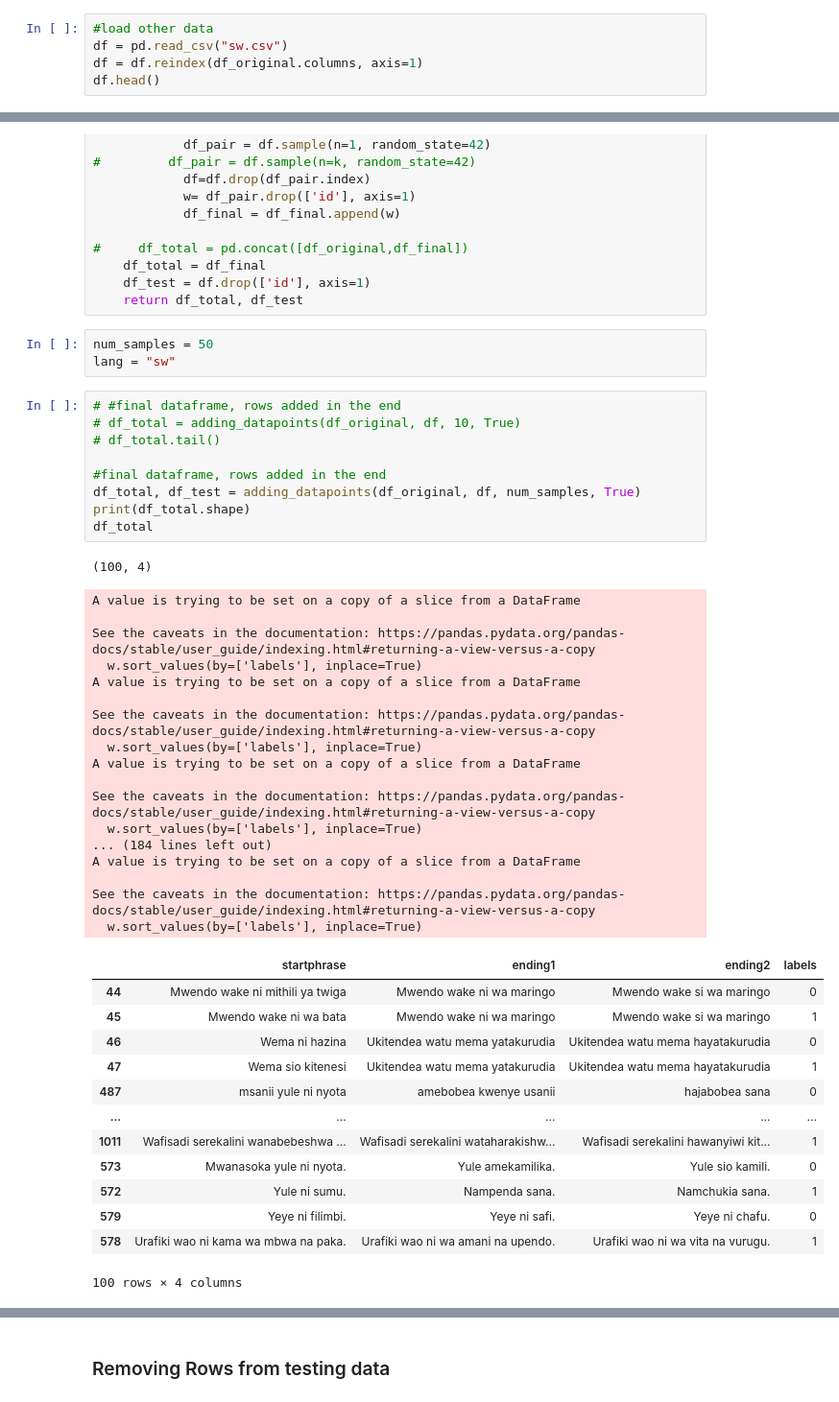
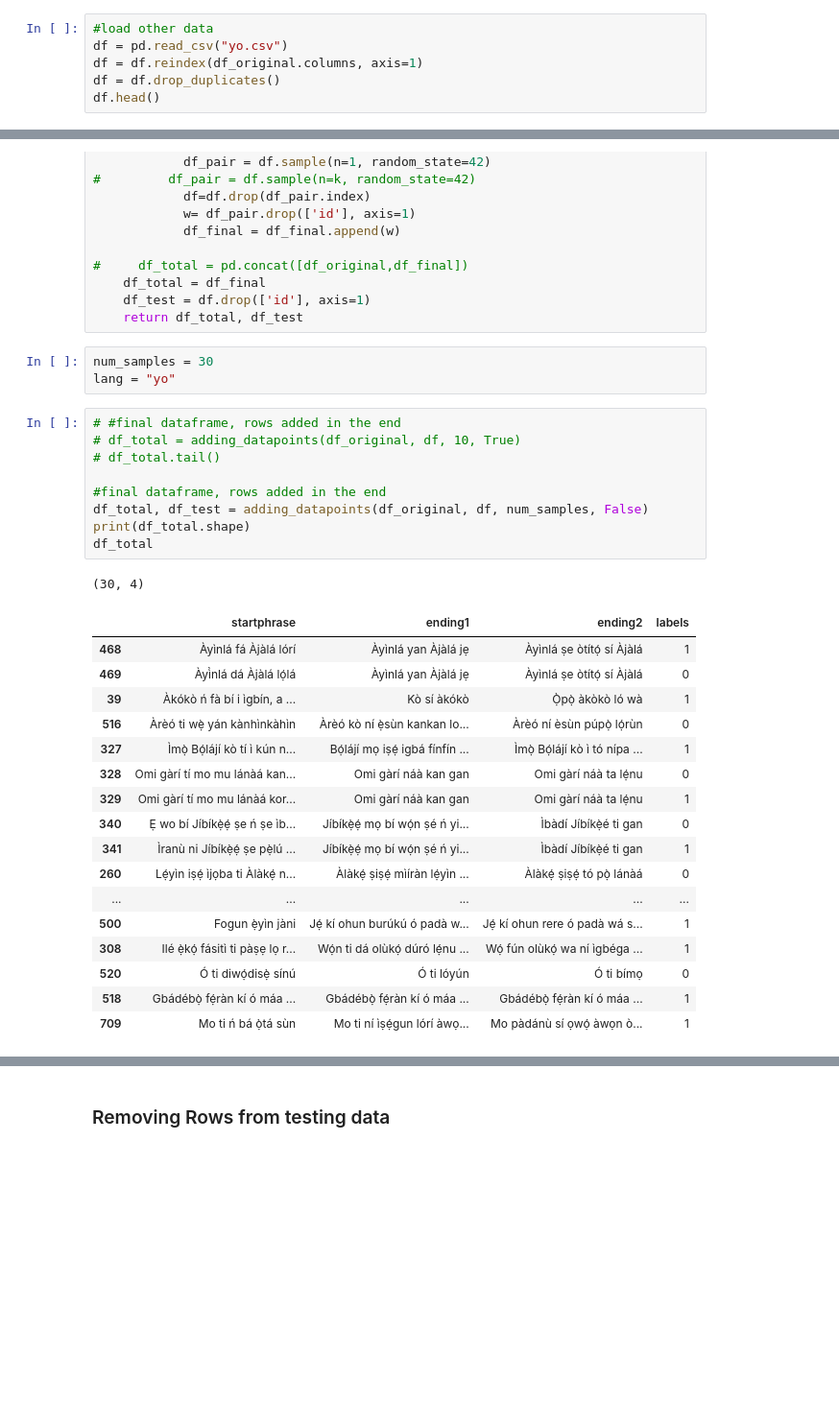
Before and after one commit to simran-khanuja/Multilingual-Fig-QA, a Jupyter notebook: Adding_data.ipynb, the cells around one changed output, grey strips where cells are left out. Shown: that part at 96% size. Cells and saved outputs as stored; diff of their text form; blank space fills up the shorter version.

```diff
--- a/Adding_data.ipynb
+++ b/Adding_data.ipynb
@@ -40,8 +41,9 @@ df_original.head()
 | 4 | This winter is as cold as my moth... | It's very cold | It's pretty warm | 0 |
 # %%
 #load other data
-df = pd.read_csv("sw.csv")
+df = pd.read_csv("yo.csv")
 df = df.reindex(df_original.columns, axis=1)
+df = df.drop_duplicates()
 df.head()
 # %% [output]
 |  | startphrase | ending1 | ending2 | labels |
@@ -136,48 +162,35 @@ def adding_datapoints(df_original, df, k, pair):
     df_test = df.drop(['id'], axis=1)
     return df_total, df_test
 # %%
-num_samples = 50
-lang = "sw"
+num_samples = 30
+lang = "yo"
 # %%
 # #final dataframe, rows added in the end
 # df_total = adding_datapoints(df_original, df, 10, True)
 # df_total.tail()
 
 #final dataframe, rows added in the end
-df_total, df_test = adding_datapoints(df_original, df, num_samples, True)
+df_total, df_test = adding_datapoints(df_original, df, num_samples, False)
 print(df_total.shape)
 df_total
 # %% [output]
-(100, 4)
+(30, 4)
-A value is trying to be set on a copy of a slice from a DataFrame
-
-See the caveats in the documentation: https://pandas.pydata.org/pandas-docs/stable/user_guide/indexing.html#returning-a-view-versus-a-copy
-  w.sort_values(by=['labels'], inplace=True)
-A value is trying to be set on a copy of a slice from a DataFrame
-
-See the caveats in the documentation: https://pandas.pydata.org/pandas-docs/stable/user_guide/indexing.html#returning-a-view-versus-a-copy
-  w.sort_values(by=['labels'], inplace=True)
-A value is trying to be set on a copy of a slice from a DataFrame
-
-See the caveats in the documentation: https://pandas.pydata.org/pandas-docs/stable/user_guide/indexing.html#returning-a-view-versus-a-copy
-  w.sort_values(by=['labels'], inplace=True)
-... (184 lines left out)
-A value is trying to be set on a copy of a slice from a DataFrame
-
-See the caveats in the documentation: https://pandas.pydata.org/pandas-docs/stable/user_guide/indexing.html#returning-a-view-versus-a-copy
-  w.sort_values(by=['labels'], inplace=True)
 |  | startphrase | ending1 | ending2 | labels |
-| 44 | Mwendo wake ni mithili ya twiga | Mwendo wake ni wa maringo | Mwendo wake si wa maringo | 0 |
-| 45 | Mwendo wake ni wa bata | Mwendo wake ni wa maringo | Mwendo wake si wa maringo | 1 |
-| 46 | Wema ni hazina | Ukitendea watu mema yatakurudia | Ukitendea watu mema hayatakurudia | 0 |
-| 47 | Wema sio kitenesi | Ukitendea watu mema yatakurudia | Ukitendea watu mema hayatakurudia | 1 |
-| 487 | msanii yule ni nyota | amebobea kwenye usanii | hajabobea sana | 0 |
+| 468 | Àyìnlá fá Àjàlá lórí | Àyìnlá yan Àjàlá jẹ | Àyìnlá ṣe òtítọ́ sí Àjàlá | 1 |
+| 469 | Àyì̀nlá dá Àjàlá lọ́lá | Àyìnlá yan Àjàlá jẹ | Àyìnlá ṣe òtítọ́ sí Àjàlá | 0 |
+| 39 | Àkókò ń fà bí i ìgbín, a ... | Kò sí àkókò | Ọ̀pọ̀ àkòkò ló wà | 1 |
+| 516 | Àrèó ti wẹ̀ yán kànhìnkàhìn | Àrèó kò ní ẹ̀sùn kankan lo... | Àrèó ní èsùn púpọ̀ lọ́rùn | 0 |
+| 327 | Ìmọ̀ Bọ́lájí kò tí ì kún n... | Bọ́lájí mọ iṣẹ́ igbá fínfín ... | Ìmọ̀ Bọ́lájí kò ì tó nípa ... | 1 |
+| 328 | Omi gàrí tí mo mu lánàá kan... | Omi gàrí náà kan gan | Omi gàrí náà ta lẹ́nu | 0 |
+| 329 | Omi gàrí tí mo mu lánàá kor... | Omi gàrí náà kan gan | Omi gàrí náà ta lẹ́nu | 1 |
+| 340 | Ẹ wo bí Jíbíkẹ̀ẹ́ ṣe ń ṣe ìb... | Jíbíkẹ̀ẹ́ mọ bí wọ́n ṣé ń yi... | Ìbàdí Jíbíkẹ̀é ti gan | 0 |
+| 341 | Ìranù ni Jíbíkẹ̀ẹ́ ṣe pẹ̀lú ... | Jíbíkẹ̀ẹ́ mọ bí wọ́n ṣé ń yi... | Ìbàdí Jíbíkẹ̀é ti gan | 1 |
+| 260 | Lẹ́yìn iṣẹ́ ìjọba ti Àlàkẹ́ n... | Àlàkẹ́ ṣiṣẹ́ mìíràn lẹ́yìn ... | Àlàkẹ́ ṣiṣẹ́ tó pọ̀ lánàá | 0 |
 | ... | ... | ... | ... | ... |
-| 1011 | Wafisadi serekalini wanabebeshwa ... | Wafisadi serekalini wataharakishw... | Wafisadi serekalini hawanyiwi kit... | 1 |
-| 573 | Mwanasoka yule ni nyota. | Yule amekamilika. | Yule sio kamili. | 0 |
-| 572 | Yule ni sumu. | Nampenda sana. | Namchukia sana. | 1 |
-| 579 | Yeye ni filimbi. | Yeye ni safi. | Yeye ni chafu. | 0 |
-| 578 | Urafiki wao ni kama wa mbwa na paka. | Urafiki wao ni wa amani na upendo. | Urafiki wao ni wa vita na vurugu. | 1 |
+| 500 | Fogun ẹ̀yìn jàni | Jẹ́ kí ohun burúkú ó padà w... | Jẹ́ kí ohun rere ó padà wá s... | 1 |
+| 308 | Ilé ẹ̀kọ́ fásitì ti pàṣẹ lọ r... | Wọ́n ti dá olùkọ́ dúró lẹ́nu ... | Wọ́ fún olùkọ́ wa ní ìgbéga ... | 1 |
+| 520 | Ó ti diwọ́disẹ̀ sínú | Ó ti lóyún | Ó ti bímọ | 0 |
+| 518 | Gbádébọ̀ fẹ́ràn kí ó máa ... | Gbádébọ̀ fẹ́ràn kí ó máa ... | Gbádébọ̀ fẹ́ràn kí ó máa ... | 1 |
+| 709 | Mo ti ń bá ọ̀tá sùn | Mo ti ní ìṣẹ́gun lórí àwọ... | Mo pàdánù sí ọwọ́ àwọn ò... | 1 |
-100 rows × 4 columns
 # %%
 print(df.shape)
```
Also changed, not shown: parts of 7 cells of this notebook, 36 other files.
